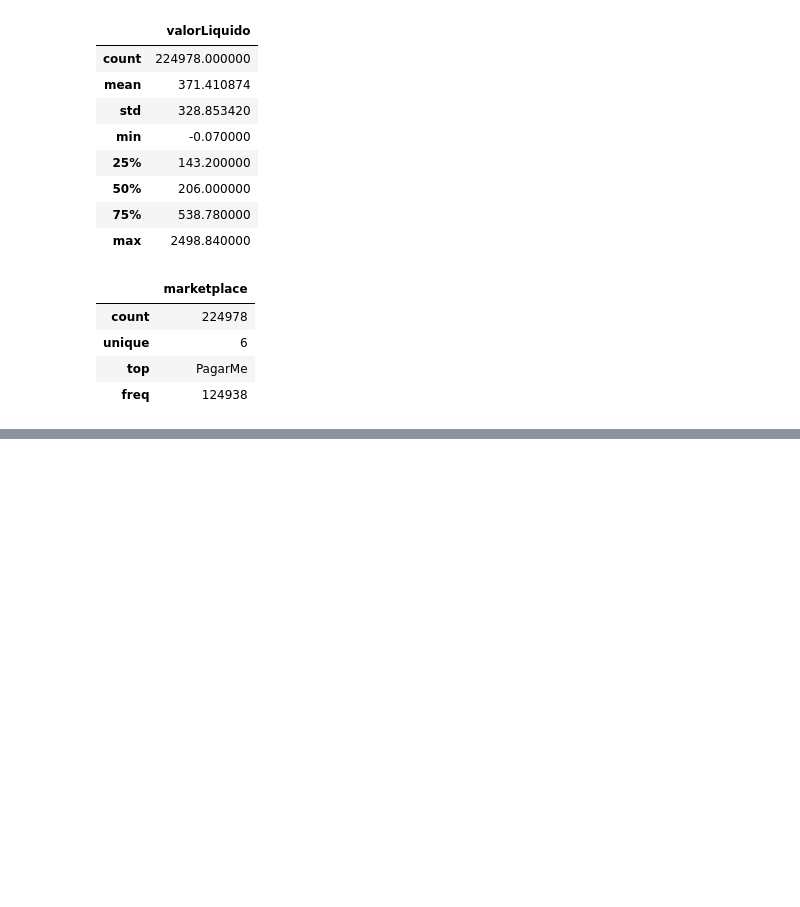
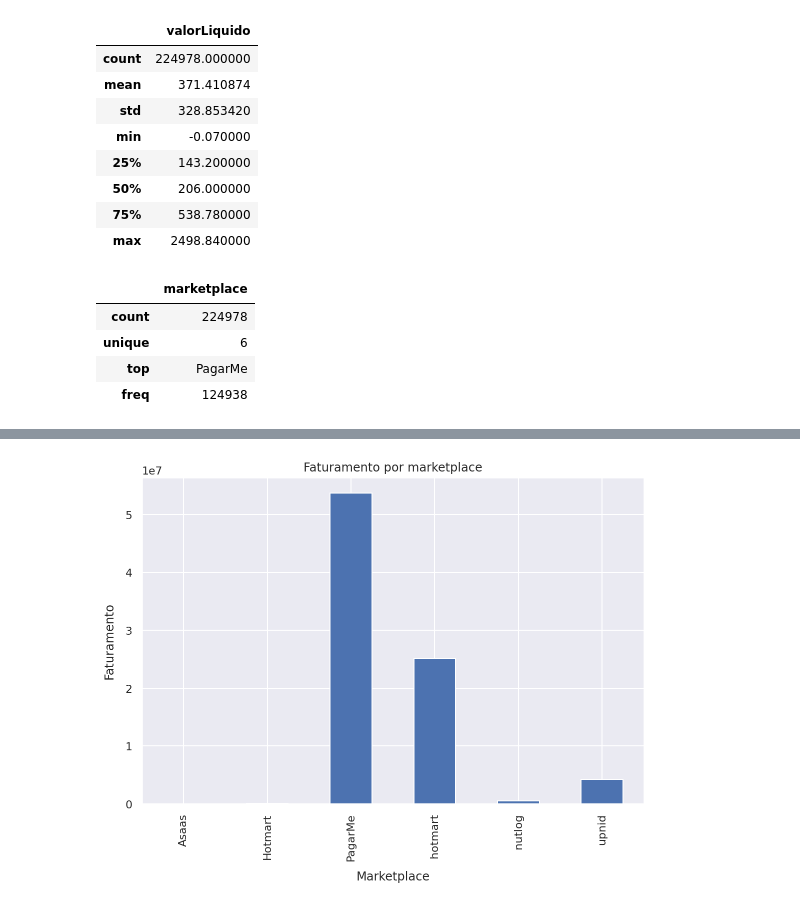
Before and after one commit to LuanaLeite/trabalho-individual, a Jupyter notebook: Entrega_1_Luana_Leite.ipynb, the cells around one changed output, grey strips where cells are left out. Saved outputs shown, nothing was run; the diff lists cells and outputs as text; code cells hidden in the pictures; blank space fills up the shorter version.

```diff
--- a/Entrega_1_Luana_Leite.ipynb
+++ b/Entrega_1_Luana_Leite.ipynb
@@ -178,0 +279,6 @@ df.describe().T
+# %%
+faturamento_marketplace = df.groupby(
+        by='marketplace'
+    )['valorLiquido'].sum()
+
+faturamento_marketplace
@@ -178,0 +294,14 @@ df.describe().T
+# %%
+ax = faturamento_marketplace.plot(
+    kind='bar',
+    grid=True,
+
+)
+
+ax.set_title('Faturamento por marketplace')
+ax.set_xlabel('Marketplace')
+ax.set_ylabel('Faturamento')
+
+plt.show()
+# %% [output]
+[figure, added]
```
Also changed, not shown: parts of 20 cells of this notebook.
